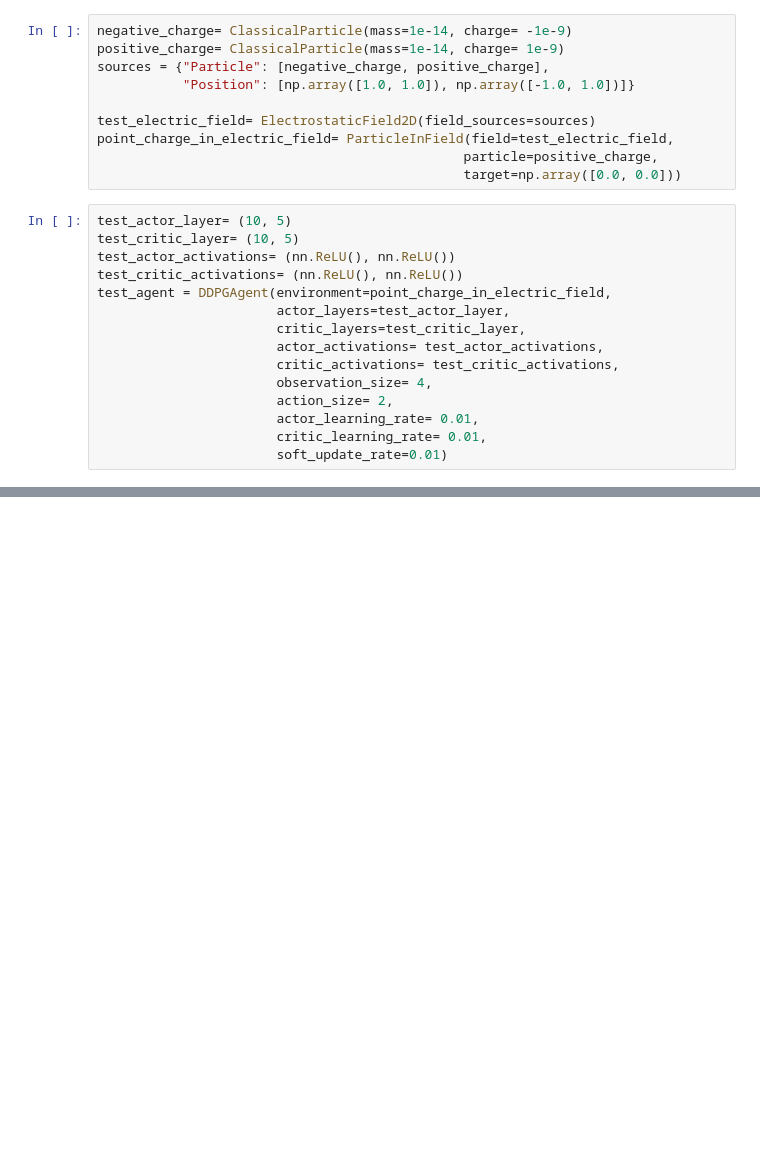
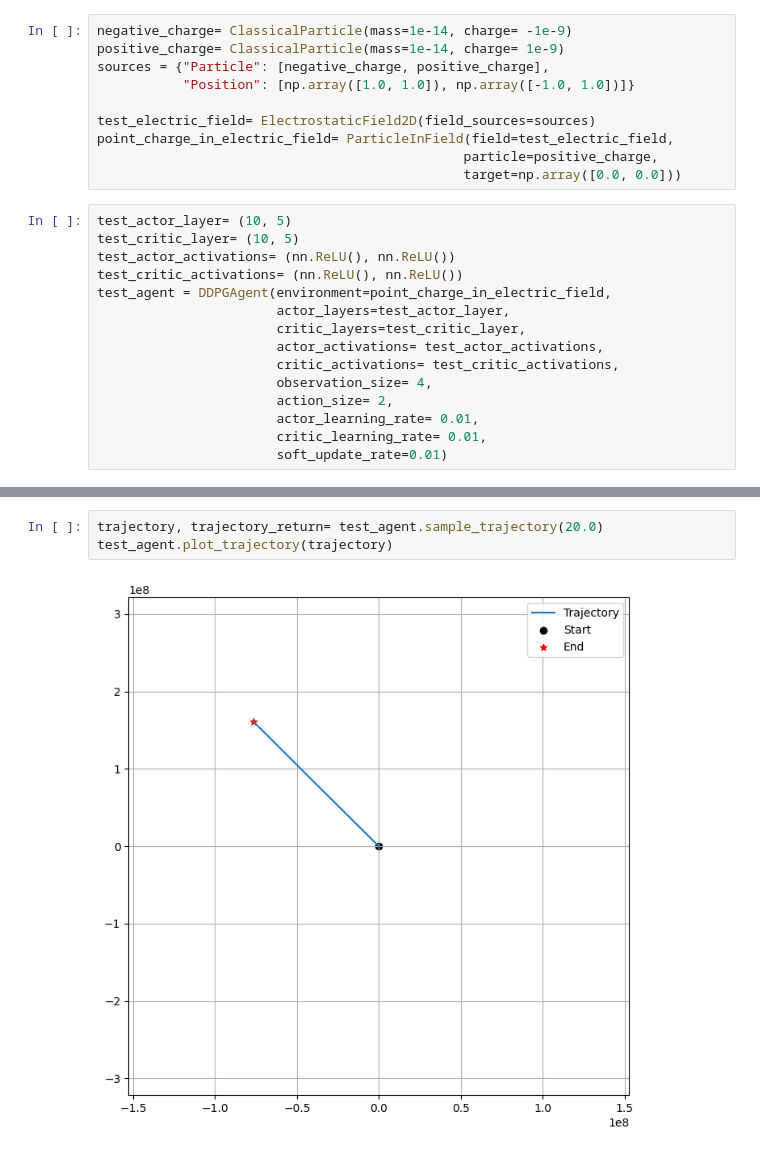
Before and after one commit to NiyiOsinowo/Optimal-Control, a Jupyter notebook: Code/Applications/Stochastic Control/Charge In Electric Field.ipynb, the cells around one changed output, grey strips where cells are left out. Saved outputs shown, nothing was run; the diff lists cells and outputs as text; blank space fills up the shorter version.

```diff
--- a/Code/Applications/Stochastic Control/Charge In Electric Field.ipynb
+++ b/Code/Applications/Stochastic Control/Charge In Electric Field.ipynb
@@ -215,0 +198,5 @@ DDPGAlgorithm(point_charge_in_electric_field, test_agent, 100, 150)
+# %%
+trajectory, trajectory_return= test_agent.sample_trajectory(20.0)
+test_agent.plot_trajectory(trajectory)
+# %% [output]
+[figure, added]
```
Also changed, not shown: parts of 2 cells of this notebook, 18 other files.
